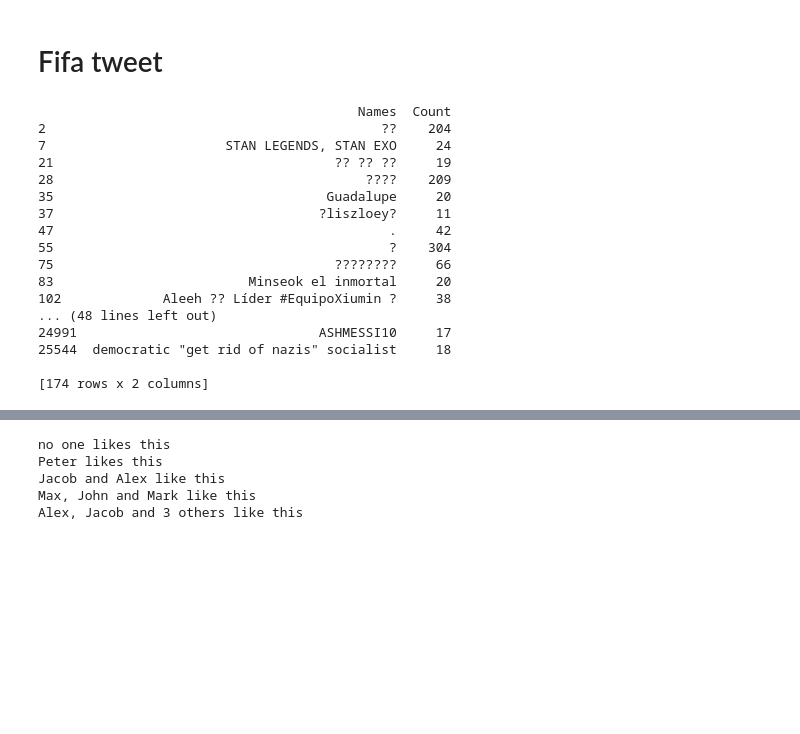
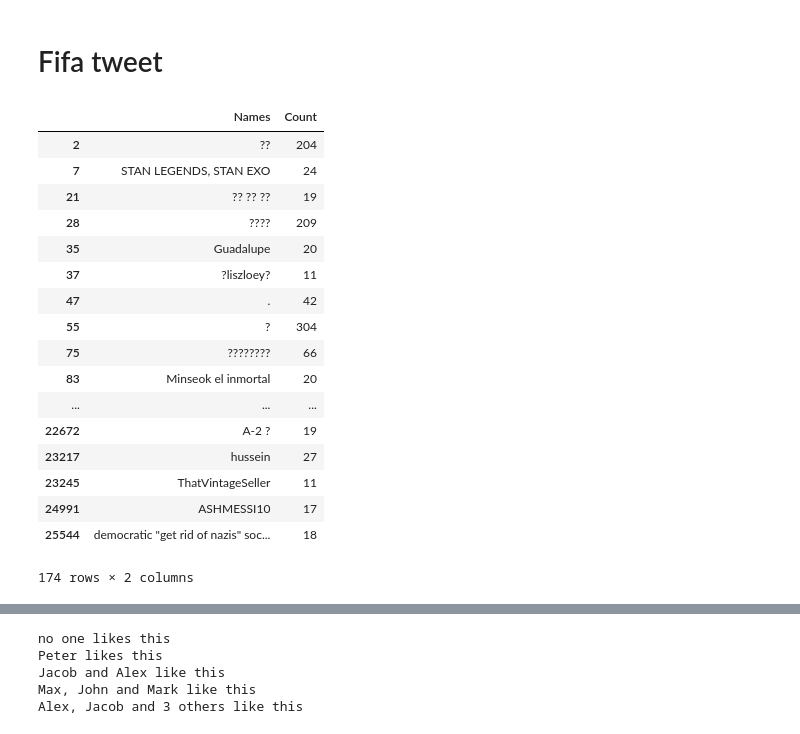
Before and after one commit to PyMore/Metaprogramming, a Jupyter notebook: pandas/pandas.ipynb, the cells around one changed output, grey strips where cells are left out. Cells and saved outputs as stored; diff of their text form; code cells hidden in the pictures; blank space fills up the shorter version.

```diff
--- a/pandas/pandas.ipynb
+++ b/pandas/pandas.ipynb
@@ -16,28 +16,28 @@ def getNames():
 # %%
 from collections import Counter
 
 countNames = dict(Counter(dataFrame.Name[:40000]))
 items = [countNames.get(v) for v in countNames]
 keys = [i for i in countNames.keys()]
 dataDf = {'Names': keys, 'Count': items}
 df  = pd.DataFrame(dataDf)
-filter = df['Count'] > 10
-print(df[filter])
+df[filter]
 # %% [output]
+|  | Names | Count |
+| 2 | ?? | 204 |
+| 7 | STAN LEGENDS, STAN EXO | 24 |
+| 21 | ?? ?? ?? | 19 |
+| 28 | ???? | 209 |
+| 35 | Guadalupe | 20 |
+| 37 | ?liszloey? | 11 |
+| 47 | . | 42 |
+| 55 | ? | 304 |
+| 75 | ???????? | 66 |
+| 83 | Minseok el inmortal | 20 |
+| ... | ... | ... |
+| 22672 | A-2 ? | 19 |
+| 23217 | hussein | 27 |
+| 23245 | ThatVintageSeller | 11 |
+| 24991 | ASHMESSI10 | 17 |
+| 25544 | democratic "get rid of nazis" soc... | 18 |
-                                         Names  Count
-2                                           ??    204
-7                       STAN LEGENDS, STAN EXO     24
-21                                    ?? ?? ??     19
-28                                        ????    209
-35                                   Guadalupe     20
-37                                  ?liszloey?     11
-47                                           .     42
-55                                           ?    304
-75                                    ????????     66
-83                         Minseok el inmortal     20
-102             Aleeh ?? Líder #EquipoXiumin ?     38
-... (48 lines left out)
-24991                               ASHMESSI10     17
-25544  democratic "get rid of nazis" socialist     18
-
-[174 rows x 2 columns]
+174 rows × 2 columns
```
Also changed, not shown: parts of 8 cells of this notebook.
